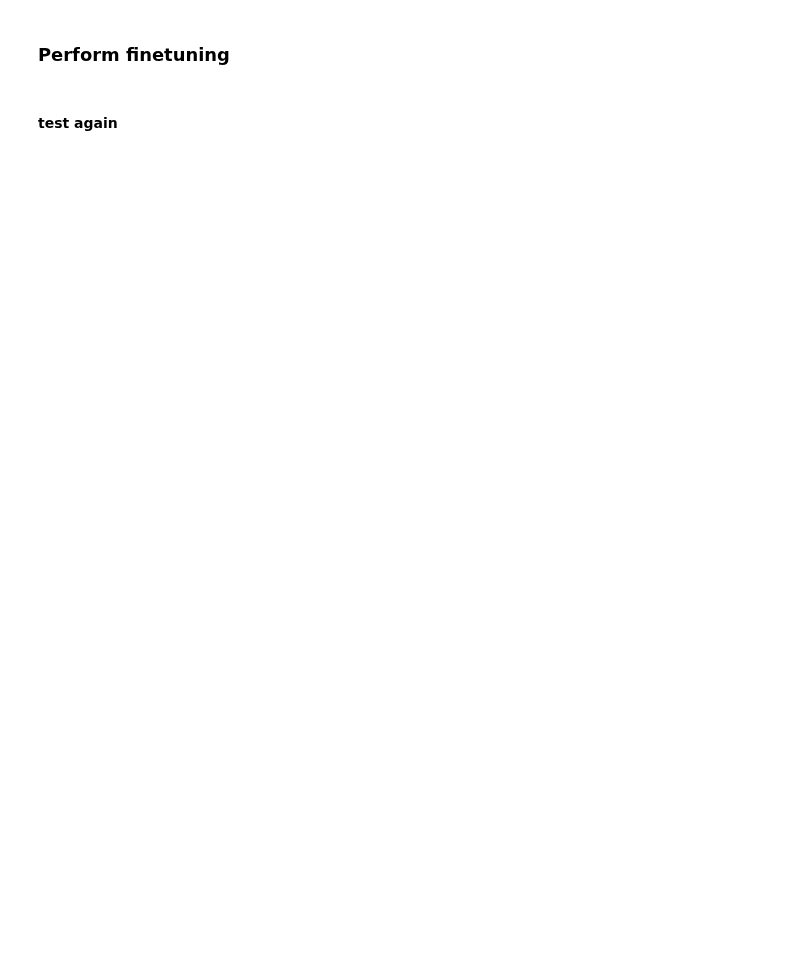
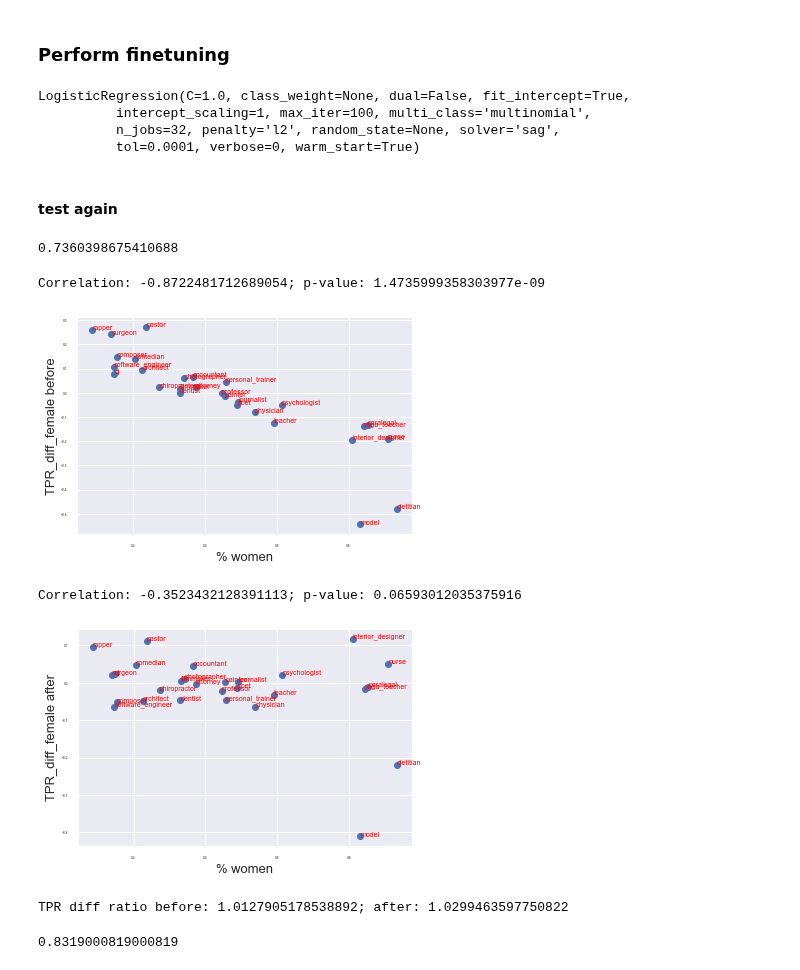
Before and after one commit to shauli-ravfogel/nullspace_projection, a Jupyter notebook: notebooks/biosbias2.ipynb, the cells around one changed output. Saved outputs shown, nothing was run; the diff lists cells and outputs as text; code cells hidden in the pictures; blank space fills up the shorter version.

```diff
--- a/notebooks/biosbias2.ipynb
+++ b/notebooks/biosbias2.ipynb
@@ -151,7 +157,7 @@ print(p2i)
 # %%
 def load_word_vectors(fname = "../data/embeddings/vecs.filtered.with_gendered.glove.txt"):
 
-    model = KeyedVectors.load_word2vec_format(fname, binary=True)
+    model = KeyedVectors.load_word2vec_format(fname, binary=False)
     vecs = model.vectors
     words = list(model.vocab.keys())
     return model, vecs, words
@@ -202,11 +208,12 @@ def get_BOW_based_dataset(data: List[dict], w2i):
 
 def get_bert_based_dataset(data: List[dict]):
 
-    tokenizer = BertTokenizer.from_pretrained('bert-base-uncased')
-    model = BertModel.from_pretrained('bert-base-uncased').cuda()
+    tokenizer = BertTokenizer.from_pretrained('bert-base-cased')
+    model = BertModel.from_pretrained('bert-base-cased').cuda()
     model.eval()
 
     X, Y = [], []
+    print("here")
 
     for entry in tqdm.tqdm(data, total = len(data)):
         text, start, y = entry["text"], entry["start"], entry["p"]
@@ -216,9 +223,11 @@ def get_bert_based_dataset(data: List[dict]):
         tokens_tensor = torch.tensor([indexed_tokens])
         with torch.no_grad():
               outputs = model(tokens_tensor)
+              print(outputs.shape)
+              return
 # %%
 #word2vec, vecs, words = load_word_vectors("../data/embeddings/wiki-news-300d-1M-subword.vec") #load_word2vec()
-word2vec, vecs, words = load_word_vectors("../data/embeddings/GoogleNews-vectors-negative300-SLIM.bin")
+word2vec, vecs, words = load_word_vectors("../data/embeddings/wiki-news-300d-1M-subword.vec")
 #word2vec.init_sims(replace = True)
 #X_train, Y_train = get_BOW_based_dataset(train, w2i)
 #X_dev, Y_dev = get_BOW_based_dataset(dev, w2i)
@@ -231,5 +242,8 @@ X_dev, Y_dev =  get_embeddings_based_dataset(dev, word2vec)
 # %%
 #clf = LinearSVC(verbose = 10) #LogisticRegression()
-clf = LogisticRegression(warm_start = True, solver = "sag", multi_class = 'multinomial', verbose = 0, n_jobs = 32)
+clf = LogisticRegression(warm_start = True,
+                         solver = "sag", multi_class = 'multinomial',
+                         verbose = 0, n_jobs = 32)
 clf.fit(X_train, Y_train)
 print(clf.score(X_dev, Y_dev))
+clf_original = copy.deepcopy(clf)
@@ -270,7 +288,9 @@ def get_projection_matrix(num_clfs, X_train, Y_train, X_dev, Y_dev, dim=300):
 
 
 
-num_clfs = 30
+num_clfs = 35
 Y_dev_gender = np.array([d["g"] for d in dev])
 Y_train_gender = np.array([d["g"] for d in train])
+X_train = np.array(X_train)
+X_dev = np.array(X_dev)
 P = get_projection_matrix(num_clfs, X_train, Y_train_gender, X_dev, Y_dev_gender, dim = 300)
@@ -282,7 +322,14 @@ print(clf.score(X_dev.dot(P), Y_dev))
 ### Perform finetuning
 # %%
 clf.fit(X_train.dot(P), Y_train)
+# %% [output]
+LogisticRegression(C=1.0, class_weight=None, dual=False, fit_intercept=True,
+          intercept_scaling=1, max_iter=100, multi_class='multinomial',
+          n_jobs=32, penalty='l2', random_state=None, solver='sag',
+          tol=0.0001, verbose=0, warm_start=True)
 # %% [markdown]
 #### test again
 # %%
 print(clf.score(X_dev.dot(P), Y_dev))
+# %% [output]
+0.7360398675410688
@@ -288,0 +410,22 @@ print(clf.score(X_dev.dot(P), Y_dev))
+# %%
+y_pred_before = clf_original.predict(X_dev)
+dev_gender = [i2g[d["g"]] for d in dev]
+tprs_before, tprs_change_before, mean_ratio_before = get_TPR(y_pred_before, Y_dev, p2i, i2p, dev_gender)
+similarity_vs_tpr(tprs_change_before, word2vec, "before", prof2fem)
+
+
+y_pred_after = clf.predict(X_dev.dot(P))
+tprs, tprs_change_after, mean_ratio_after = get_TPR(y_pred_after, Y_dev, p2i, i2p, dev_gender)
+similarity_vs_tpr(tprs_change_after, word2vec, "after", prof2fem)
+
+print("TPR diff ratio before: {}; after: {}".format(mean_ratio_before, mean_ratio_after))
+# %% [output]
+Correlation: -0.8722481712689054; p-value: 1.4735999358303977e-09
+[figure, added]
+Correlation: -0.3523432128391113; p-value: 0.06593012035375916
+[figure, added]
+TPR diff ratio before: 1.0127905178538892; after: 1.0299463597750822
+# %%
+prof2fem["model"]
+# %% [output]
+0.8319000819000819
```
Also changed, not shown: parts of 11 cells of this notebook.
